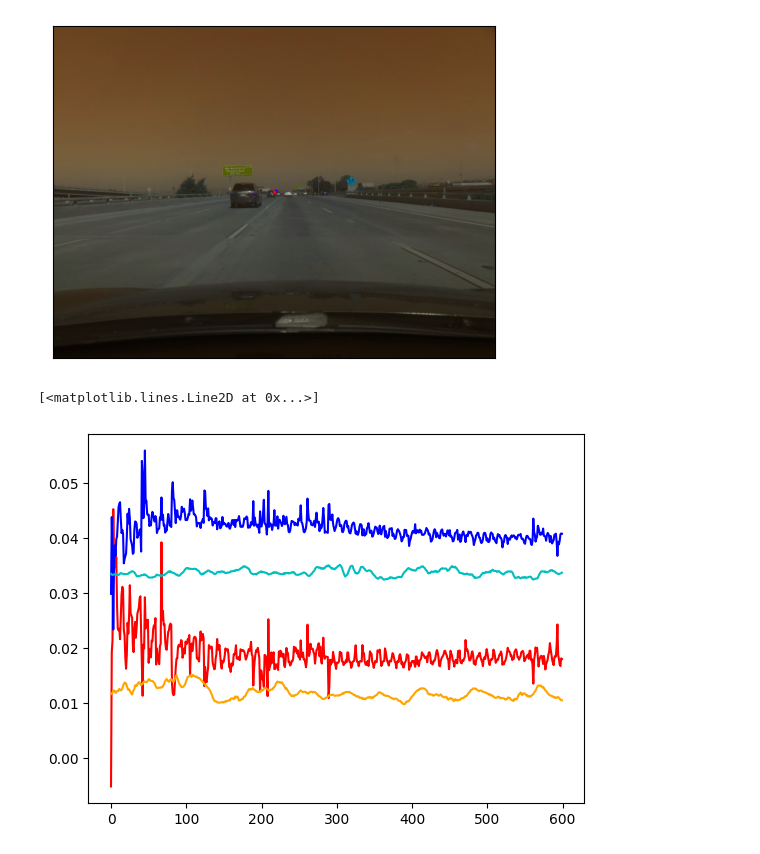
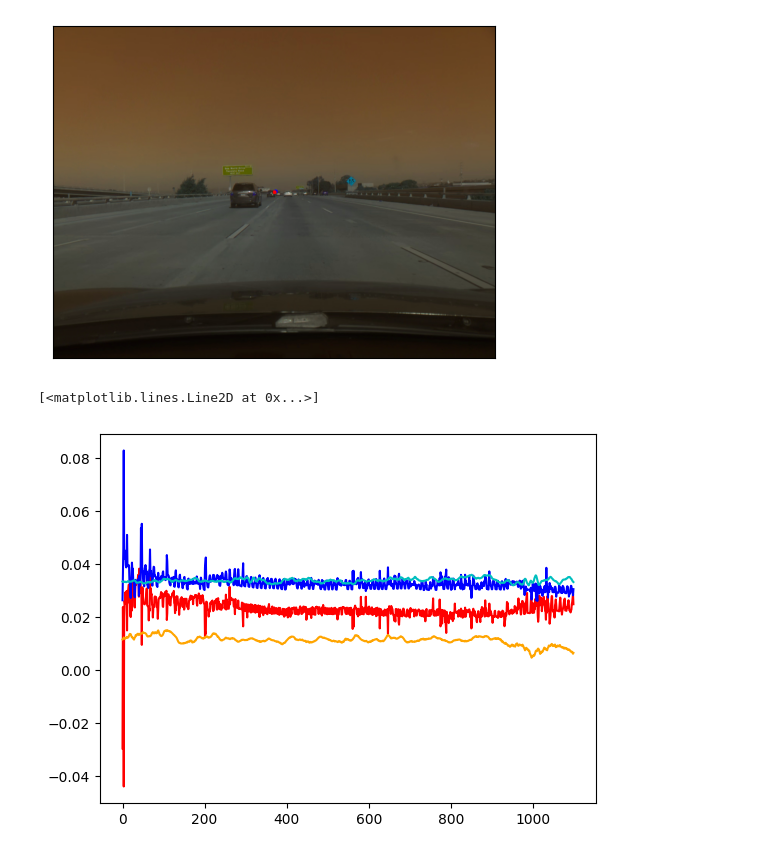
Before and after one commit to connor-henderson/calib_challenge, a Jupyter notebook: eda.ipynb, the cells around one changed output. Drawn from its saved outputs; the diff is of its cells as text; code cells hidden in the pictures.

```diff
--- a/eda.ipynb
+++ b/eda.ipynb
@@ -134,33 +137,38 @@ images.show([im_copy])
 # %% [output]
 [figure]
 # %%
-# Sandbox for testing variations on portions of the data
+# Sandbox for testing variations of helpers/const on portions of the data
+
+importlib.reload(images)
+importlib.reload(generate_labels)
+importlib.reload(const)
+image_to_vp = generate_labels.image_to_vp
 
 calculated_vps = []
 left_lanes = []
 right_lanes = []
 scale = []
 
-count = 600
+count = 1100
 start_idx = 1200
 training_slice = training_data[start_idx:count+start_idx]
 for frame in training_slice:
     current_img = np.copy(frame)
     vp = image_to_vp(current_img, left_lanes, right_lanes)
     _roll_calib, pitch_calib, yaw_calib = get_calib_from_vp(vp)
     calculated_vps.append([pitch_calib, yaw_calib])
 
 train_yaw_labels = [x for x in train_labels['yaw'][start_idx:count+start_idx]]
-test_yaw_labels = [yaw for pitch, yaw in calculated_vps]
+eval_yaw_labels = [yaw for pitch, yaw in calculated_vps]
 
 train_pitch_labels = [x for x in train_labels['pitch'][:count]]
-test_pitch_labels = [pitch for pitch, yaw in calculated_vps]
+eval_pitch_labels = [pitch for pitch, yaw in calculated_vps]
 
 
-plt.plot(range(count), test_yaw_labels, label='yaw-test', color='red')
+plt.plot(range(count), eval_yaw_labels, label='yaw-eval', color='red')
 plt.plot(range(count), train_yaw_labels, label='yaw-train', color='orange')
-plt.plot(range(count), test_pitch_labels, label='pitch-test', color='b')
+plt.plot(range(count), eval_pitch_labels, label='pitch-eval', color='b')
 plt.plot(range(count), train_pitch_labels, label='pitch-train', color='c')
 # %% [output]
 [<matplotlib.lines.Line2D at 0x...>]
-[figure, old version]
+[figure, new version]
```
Also changed, not shown: parts of 8 cells of this notebook, 2 other files.
